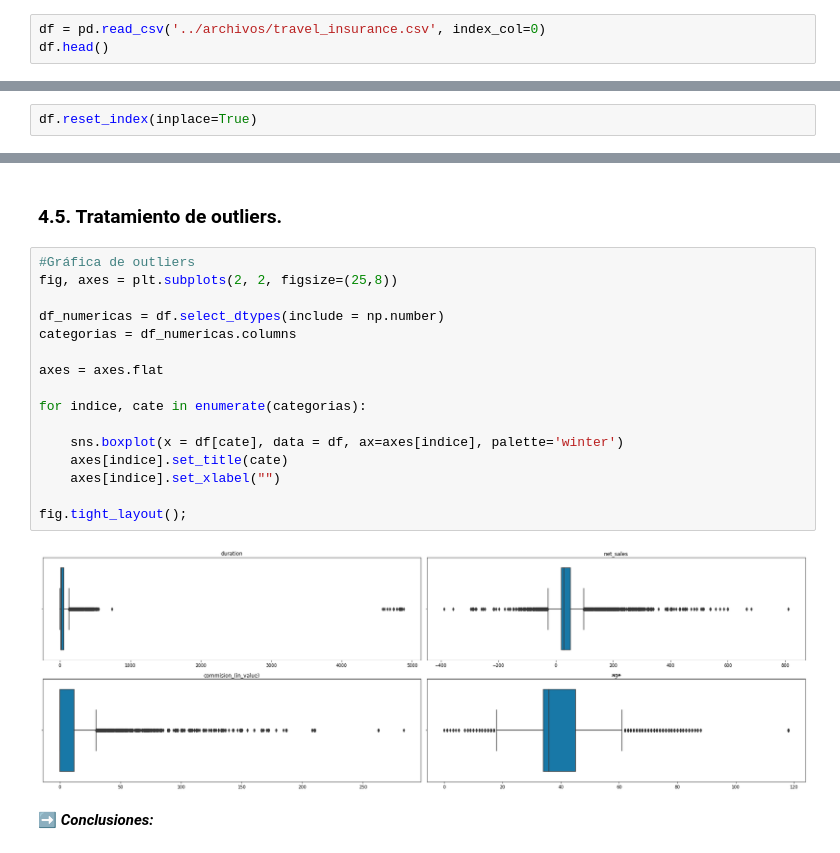
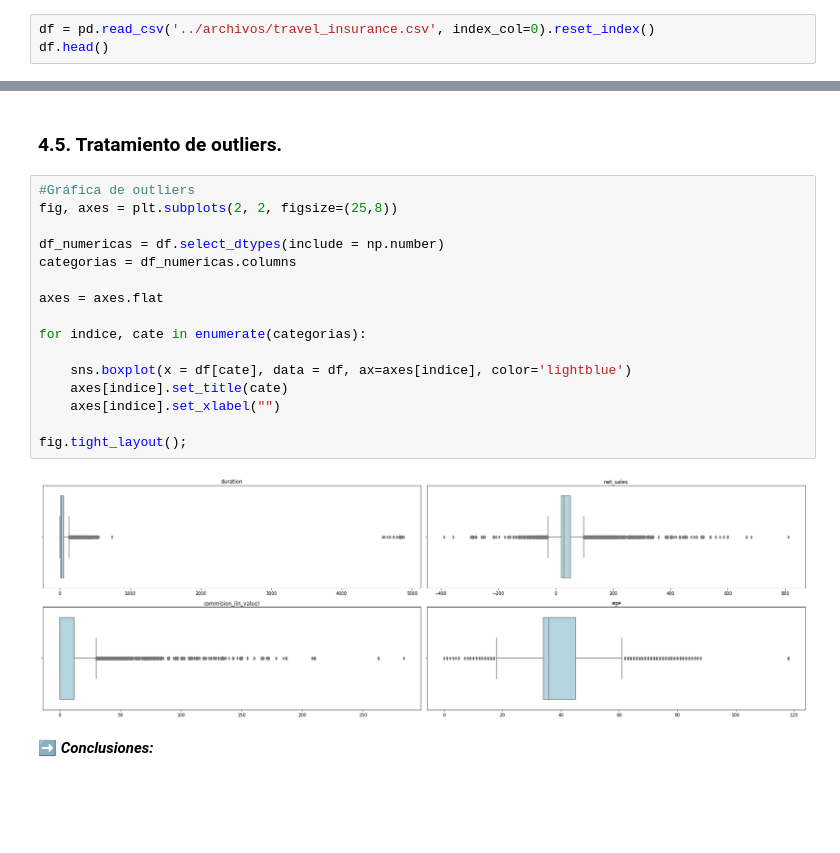
Before and after one commit to Adalab/DA-promo-c-modulo-3-sprint-1-Mina-Mai, a Jupyter notebook: Regresion_logistica/pp_regresion_logistica_1.ipynb, the cells around one changed output, grey strips where cells are left out. Drawn from its saved outputs; the diff is of its cells as text; blank space fills up the shorter version.

```diff
--- a/Regresion_logistica/pp_regresion_logistica_1.ipynb
+++ b/Regresion_logistica/pp_regresion_logistica_1.ipynb
@@ -26,6 +26,6 @@ Se ruega a la hora de realizar la entrega que incluyais el conjunto de datos que
 ### 1. Buscar un conjunto de datos a analizar.
 Se recomienda que el conjunto de datos a analizar tenga variables numéricas y categóricas, primando que haya más de una variable de tipo numérico.
 # %%
-df = pd.read_csv('../archivos/travel_insurance.csv', index_col=0)
+df = pd.read_csv('../archivos/travel_insurance.csv', index_col=0).reset_index()
 df.head()
 # %% [output]
@@ -39,5 +38,3 @@ df.head()
-# %%
-df.reset_index(inplace=True)
 # %% [markdown]
 ### 2. Explicar los datos y las variables disponibles en el conjunto de datos seleccionado.
 # %% [markdown]
@@ -508,21 +590,21 @@ sns.heatmap(correlacion, cmap="winter", annot = True, mask = mask);
 # %%
 #Gráfica de outliers
 fig, axes = plt.subplots(2, 2, figsize=(25,8))
 
 df_numericas = df.select_dtypes(include = np.number)
 categorias = df_numericas.columns
 
 axes = axes.flat
 
 for indice, cate in enumerate(categorias):
 
-    sns.boxplot(x = df[cate], data = df, ax=axes[indice], palette='winter')
+    sns.boxplot(x = df[cate], data = df, ax=axes[indice], color='lightblue')
     axes[indice].set_title(cate)
     axes[indice].set_xlabel("")
 
 fig.tight_layout();
 # %% [output]
-[figure, old version]
+[figure, new version]
 # %% [markdown]
 ➡️ **_Conclusiones:_**
 # %% [markdown]
```
Also changed, not shown: parts of 19 cells of this notebook.
